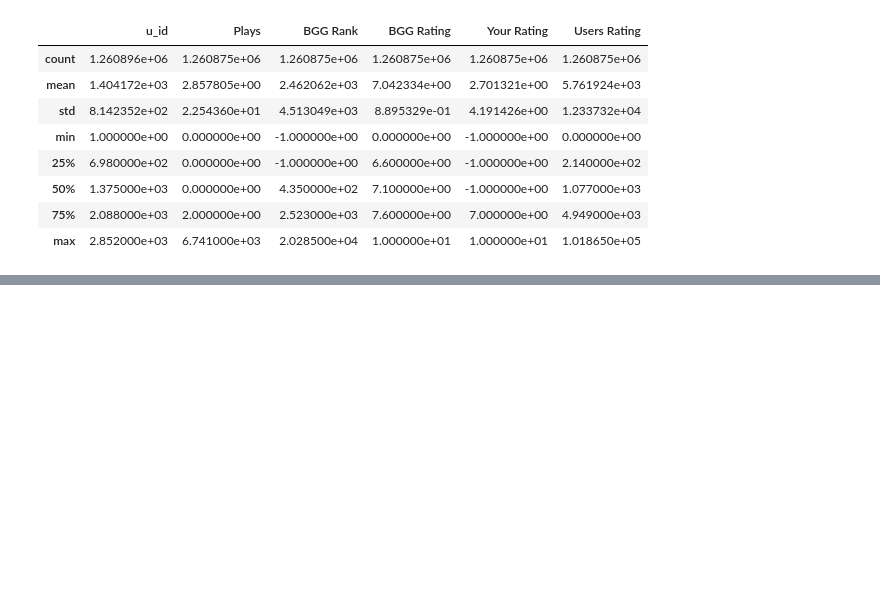
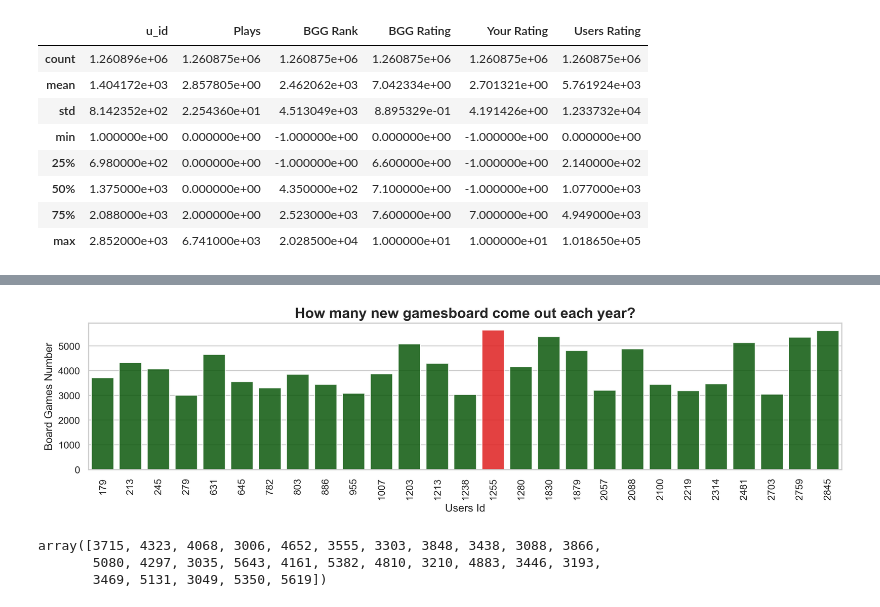
Before and after one commit to LourdesRodriguez/recommender_system, a Jupyter notebook: 2_Data_Understanding.ipynb, the cells around one changed output, grey strips where cells are left out. Saved outputs shown, nothing was run; the diff lists cells and outputs as text; code cells hidden in the pictures; blank space fills up the shorter version.

```diff
--- a/2_Data_Understanding.ipynb
+++ b/2_Data_Understanding.ipynb
@@ -669,0 +672,4 @@ users.describe()
+# %%
+user_num=list(users['u_id'])
+user_count=users.groupby('u_id')['Game'].count()
+print(user_count)
@@ -669,0 +690,28 @@ users.describe()
+# %%
+yy= list(user_count[user_count > 3000])
+xy= list(user_count[user_count > 3000].index.values)
+
+fig = plt.figure(figsize=(15,3), dpi=300)
+ax = fig.gca()
+
+#sns.set_style("whitegrid")
+#sns.set_context("notebook", font_scale = 1, rc={'axes.titlesize': 15})
+#values = np.array(yy)
+clrs = ['darkgreen' if (x < max(values)) else 'red' for x in values ]
+bar=sns.barplot(x=xy, y=yy, ax=ax, palette=clrs, alpha = 0.85)
+#sns.despine(left=True, bottom=True)
+
+plt.setp(bar.get_xticklabels(), rotation=90)
+bar.set_title('How many new gamesboard come out each year?',fontdict= { 'fontsize': 16, 'fontweight':'bold'})
+bar.set_xlabel('Users Id',fontsize = 12, )
+bar.set_ylabel('Board Games Number',fontsize = 12 )
+plt.show();
+# %% [output]
+[figure, added]
+# %%
+values = np.array(yy)
+values
+# %% [output]
+array([3715, 4323, 4068, 3006, 4652, 3555, 3303, 3848, 3438, 3088, 3866,
+       5080, 4297, 3035, 5643, 4161, 5382, 4810, 3210, 4883, 3446, 3193,
+       3469, 5131, 3049, 5350, 5619])
```
Also changed, not shown: parts of 4 cells of this notebook.
